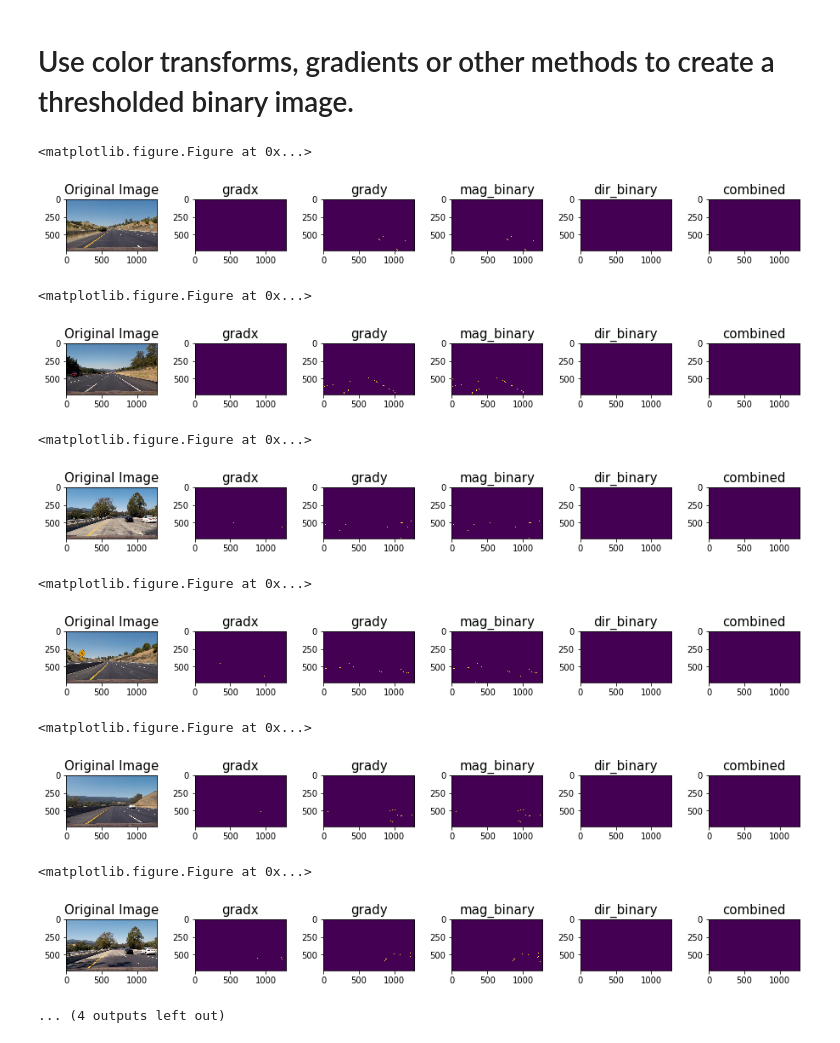
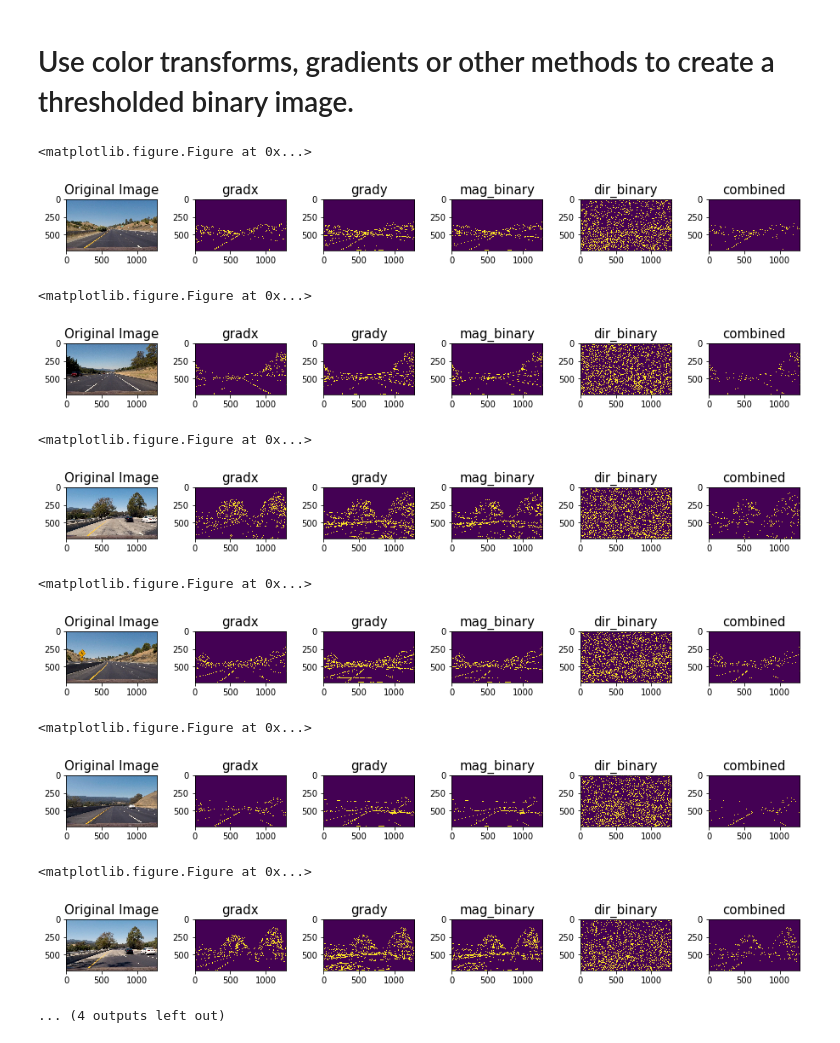
Before and after one commit to joecym/P4_advanced_lane_lines, a Jupyter notebook: P3_adv_lane_lines.ipynb, the cells around one changed output. Cells and saved outputs as stored; diff of their text form; code cells hidden in the pictures.

```diff
--- a/P3_adv_lane_lines.ipynb
+++ b/P3_adv_lane_lines.ipynb
@@ -184,59 +184,85 @@ def dir_threshold(img, sobel_kernel=3, thresh=(0, np.pi/2)):
     return binary_output
 
 
-def pipeline(img, s_thresh=(170, 255), sx_thresh=(20, 100)):
+def explore(img, s_thresh=(170, 255), sx_thresh=(20, 100)):
     img = np.copy(img)
     ksize = 3 # Choose a larger odd number to smooth gradient measurements
 
     # Apply each of the thresholding functions
-    gradx = abs_sobel_thresh(img, orient='x', sobel_kernel=ksize, thresh=(150, 255))
-    grady = abs_sobel_thresh(img, orient='y', sobel_kernel=ksize, thresh=(150, 255))
-    mag_binary = mag_thresh(img, sobel_kernel=ksize, mag_thresh=(150, 255))
-    dir_binary = dir_threshold(img, sobel_kernel=ksize, thresh=(100, np.pi/2))
+    gradx = abs_sobel_thresh(img, orient='x', sobel_kernel=ksize, thresh=(20, 100))
+    grady = abs_sobel_thresh(img, orient='y', sobel_kernel=ksize, thresh=(20, 100))
+    mag_binary = mag_thresh(img, sobel_kernel=ksize, mag_thresh=(30, 100))
+    dir_binary = dir_threshold(img, sobel_kernel=ksize, thresh=(1, 1.3))
 
     combined = np.zeros_like(dir_binary)
     combined[((gradx == 1) & (grady == 1)) | ((mag_binary == 1) & (dir_binary == 1))] = 1
 
     return gradx,grady,mag_binary,dir_binary,combined
+
+
+def pipeline(img, s_thresh=(170, 255), sx_thresh=(20, 100)):
+    img = np.copy(img)
+    # Convert to HLS color space and separate the V channel
+    hls = cv2.cvtColor(img, cv2.COLOR_RGB2HLS)
+    l_channel = hls[:,:,1]
+    s_channel = hls[:,:,2]
+    # Sobel x
+    sobelx = cv2.Sobel(l_channel, cv2.CV_64F, 1, 0) # Take the derivative in x
+    abs_sobelx = np.absolute(sobelx) # Absolute x derivative to accentuate lines away from horizontal
+    scaled_sobel = np.uint8(255*abs_sobelx/np.max(abs_sobelx))
+
+    # Threshold x gradient
+    sxbinary = np.zeros_like(scaled_sobel)
+    sxbinary[(scaled_sobel >= sx_thresh[0]) & (scaled_sobel <= sx_thresh[1])] = 1
+
+    # Threshold color channel
+    s_binary = np.zeros_like(s_channel)
+    s_binary[(s_channel >= s_thresh[0]) & (s_channel <= s_thresh[1])] = 1
+    # Stack each channel
+    color_binary = np.dstack(( np.zeros_like(sxbinary), sxbinary, s_binary)) * 255
+
+    # combine the color binary to black and white
+    combined = np.dstack((np.max(color_binary, axis = 2), np.max(color_binary, axis = 2), np.max(color_binary, axis = 2)))
+    return color_binary, combined
 # %%
 # Choose a Sobel kernel size
 ksize = 3 # Choose a larger odd number to smooth gradient measurements
 
 # Apply each of the thresholding functions
 for fname in images:
     test_img = cv2.imread(fname)
     test_img = cv2.cvtColor(test_img,cv2.COLOR_BGR2RGB)
     test_img_orig = test_img.copy()
     test_img = unwarp(test_img,mtx,dist)
 
-    gradx,grady,mag_binary,dir_binary,combined = pipeline(test_img)
+    gradx,grady,mag_binary,dir_binary,combined = explore(test_img)
     plt.figure(fname)
     f, (ax1, ax2, ax3, ax4, ax5, ax6) = plt.subplots(1, 6, figsize=(12, 5))
     f.tight_layout()
     ax1.imshow(test_img_orig)
     ax1.set_title('Original Image', fontsize=15)
     ax2.imshow(gradx)
     ax2.set_title('gradx', fontsize=15)
     ax3.imshow(grady)
     ax3.set_title('grady', fontsize=15)
     ax4.imshow(mag_binary)
     ax4.set_title('mag_binary', fontsize=15)
     ax5.imshow(dir_binary)
     ax5.set_title('dir_binary', fontsize=15)
     ax6.imshow(combined)
     ax6.set_title('combined', fontsize=15)
     plt.subplots_adjust(left=0., right=1, top=0.9, bottom=0.)
 # %% [output]
 <matplotlib.figure.Figure at 0x...>
-[figure, old version]
+[figure, new version]
 <matplotlib.figure.Figure at 0x...>
-[figure, old version]
+[figure, new version]
 <matplotlib.figure.Figure at 0x...>
-[figure, old version]
+[figure, new version]
 <matplotlib.figure.Figure at 0x...>
-[figure, old version]
+[figure, new version]
 <matplotlib.figure.Figure at 0x...>
-[figure, old version]
+[figure, new version]
 <matplotlib.figure.Figure at 0x...>
-[figure, old version]
+[figure, new version]
 ... (4 outputs left out)
```
Also changed, not shown: parts of 1 cell of this notebook.
